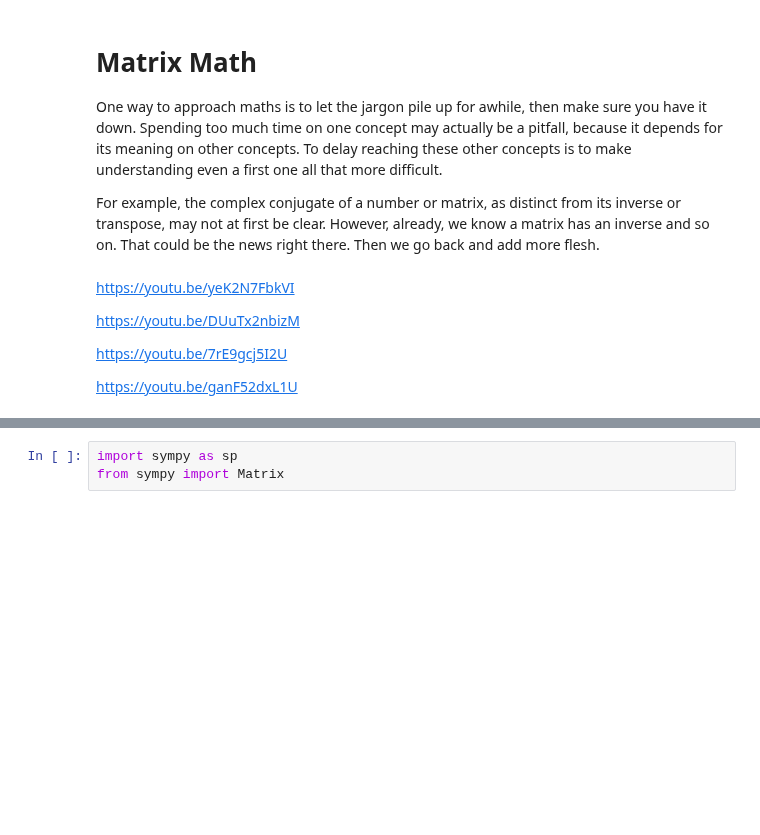
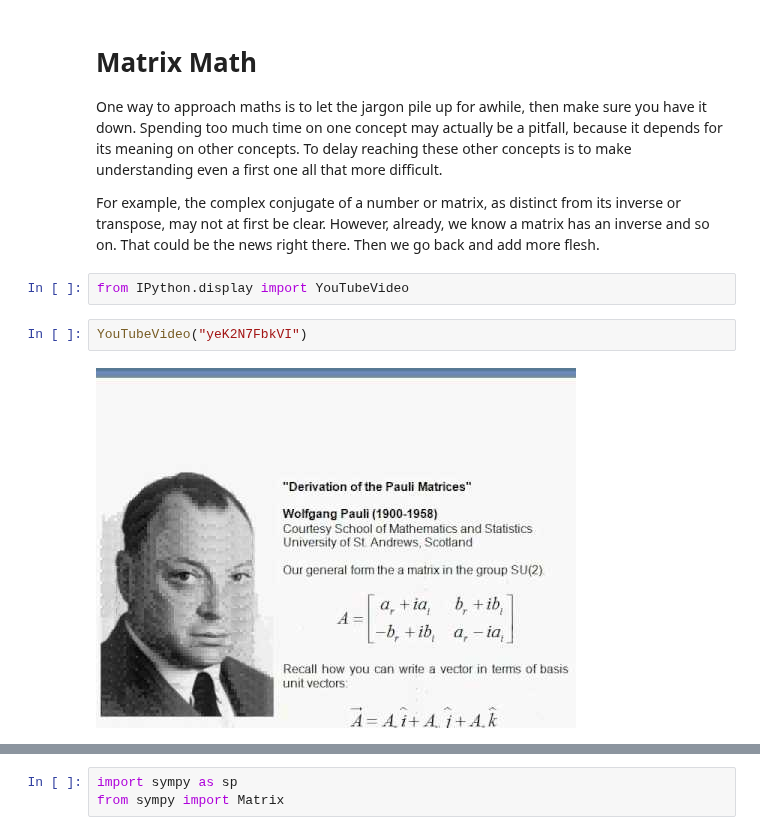
Before and after one commit to 4dsolutions/elite_school, a Jupyter notebook: MatrixMath.ipynb, the cells around one changed output, grey strips where cells are left out. Drawn from its saved outputs; the diff is of its cells as text; blank space fills up the shorter version.

```diff
--- a/MatrixMath.ipynb
+++ b/MatrixMath.ipynb
@@ -4,11 +4,9 @@
 One way to approach maths is to let the jargon pile up for awhile, then make sure you have it down.  Spending too much time on one concept may actually be a pitfall, because it depends for its meaning on other concepts.  To delay reaching these other concepts is to make understanding even a first one all that more difficult.
 
 For example, the complex conjugate of a number or matrix, as distinct from its inverse or transpose, may not at first be clear.  However, already, we know a matrix has an inverse and so on.  That could be the news right there.  Then we go back and add more flesh.
-# %% [markdown]
-https://youtu.be/yeK2N7FbkVI
-
-https://youtu.be/DUuTx2nbizM
-
-https://youtu.be/7rE9gcj5I2U
-
-https://youtu.be/ganF52dxL1U
+# %%
+from IPython.display import YouTubeVideo
+# %%
+YouTubeVideo("yeK2N7FbkVI")
+# %% [output]
+[figure, added]
```
Also changed, not shown: parts of 11 cells of this notebook, 3 other files.
